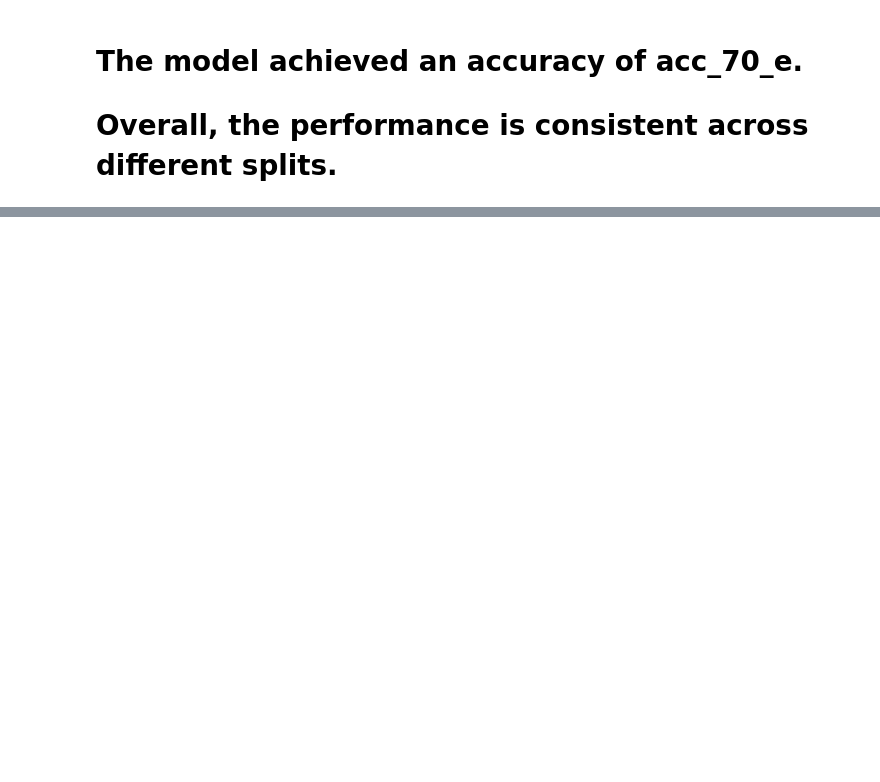
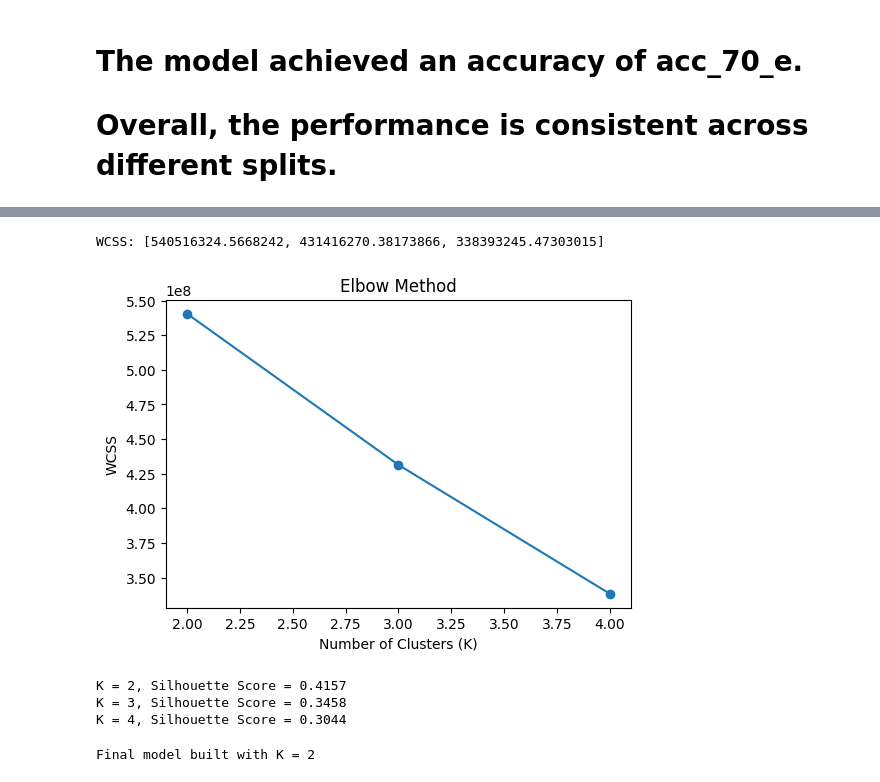
Before and after one commit to noor-gh06/Cybercrime-DataMining, a Jupyter notebook: phase3.ipynb, the cells around one changed output, grey strips where cells are left out. Drawn from its saved outputs; the diff is of its cells as text; code cells hidden in the pictures; blank space fills up the shorter version.

```diff
--- a/phase3.ipynb
+++ b/phase3.ipynb
@@ -813,3 +588,13 @@ Confusion Matrix (70/30 - Entropy):
 
 # The model achieved an accuracy of acc_70_e.
 # Overall, the performance is consistent across different splits.
+# %%
+# Reload dataset correctly (for clustering only)
+df = pd.read_csv("Cyber Crimes Dataset.csv", sep=';')
+# %%
+data = df.select_dtypes(include=['number']).fillna(df.select_dtypes(include=['number']).mean())
+# Keep only numeric columns for clustering
+data = df.select_dtypes(include=['number']).fillna(df.select_dtypes(include=['number']).mean())
+
+print(data.shape)
+data.head()
@@ -815,0 +609,58 @@ Confusion Matrix (70/30 - Entropy):
+# %%
+# Import libraries for clustering and evaluation
+from sklearn.cluster import KMeans
+from sklearn.metrics import silhouette_score
+import matplotlib.pyplot as plt
+
+# Calculate WCSS for different K values
+wcss = []
+K_values = [2, 3, 4]
+
+for k in K_values:
+    kmeans = KMeans(n_clusters=k, random_state=42, n_init=10)
+    kmeans.fit(data)
+    wcss.append(kmeans.inertia_)
+
+print("WCSS:", wcss)
+# %% [output]
+WCSS: [540516324.5668242, 431416270.38173866, 338393245.47303015]
+# %%
+# Plot Elbow Method
+plt.figure(figsize=(6,4))
+plt.plot(K_values, wcss, marker='o')
+plt.title("Elbow Method")
+plt.xlabel("Number of Clusters (K)")
+plt.ylabel("WCSS")
+plt.show()
+# %% [output]
+[figure, added]
+# %%
+# Calculate Silhouette Score
+# To reduce computation time and avoid performance issues with large datasets,
+# we use a representative sample of 10,000 rows instead of the full dataset.
+# This approach maintains reliable clustering evaluation while improving efficiency.
+
+sample_data = data.sample(n=10000, random_state=42)
+
+for k in K_values:
+    kmeans = KMeans(n_clusters=k, random_state=42, n_init=10)
+    labels = kmeans.fit_predict(sample_data)
+    score = silhouette_score(sample_data, labels)
+    print(f"K = {k}, Silhouette Score = {score:.4f}")
+# %% [output]
+K = 2, Silhouette Score = 0.4157
+K = 3, Silhouette Score = 0.3458
+K = 4, Silhouette Score = 0.3044
+# %%
+# Choose the best K based on Silhouette Score
+best_k = 2
+
+# Build final K-Means model
+kmeans = KMeans(n_clusters=best_k, random_state=42, n_init=10)
+
+# Fit model and get cluster labels
+labels = kmeans.fit_predict(data)
+
+print("Final model built with K =", best_k)
+# %% [output]
+Final model built with K = 2
```
Also changed, not shown: parts of 44 cells of this notebook.
